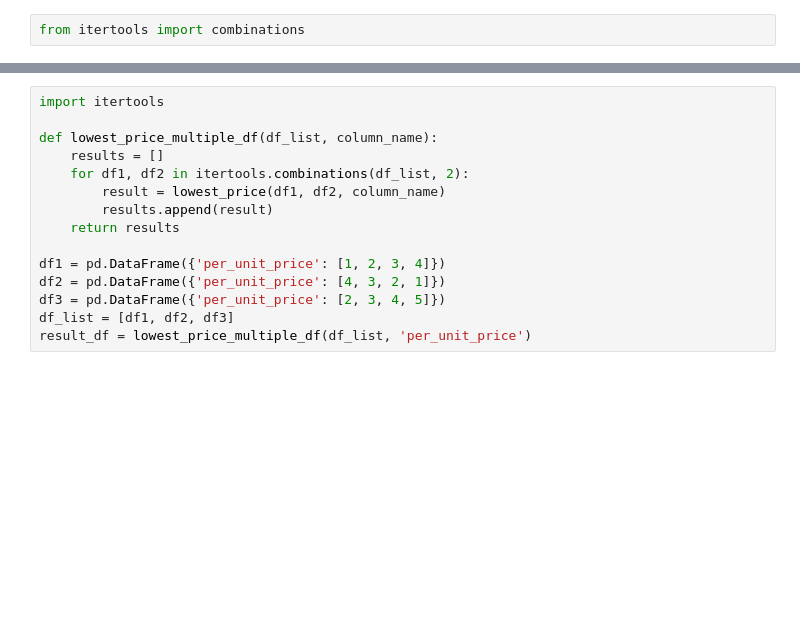
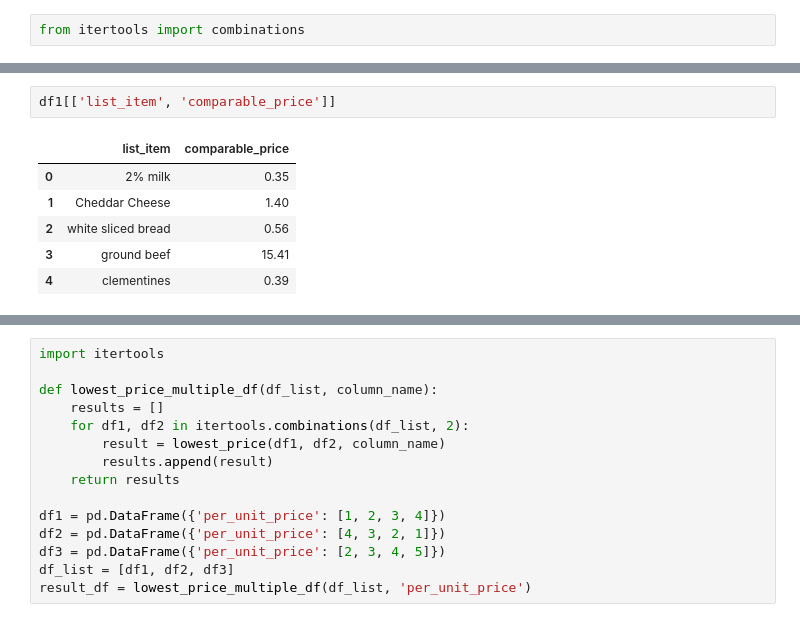
Before and after one commit to caitlan-krasinski/grocery-store-backend, a Jupyter notebook: 2_store_comb.ipynb, the cells around one changed output, grey strips where cells are left out. Saved outputs shown, nothing was run; the diff lists cells and outputs as text; blank space fills up the shorter version.

```diff
--- a/2_store_comb.ipynb
+++ b/2_store_comb.ipynb
@@ -157,0 +185,9 @@ def lowest_price(df1, df2, column_name):
+# %%
+df1[['list_item', 'comparable_price']]
+# %% [output]
+|  | list_item | comparable_price |
+| 0 | 2% milk | 0.35 |
+| 1 | Cheddar Cheese | 1.40 |
+| 2 | white sliced bread | 0.56 |
+| 3 | ground beef | 15.41 |
+| 4 | clementines | 0.39 |
```
Also changed, not shown: parts of 11 cells of this notebook, 9 other files.
